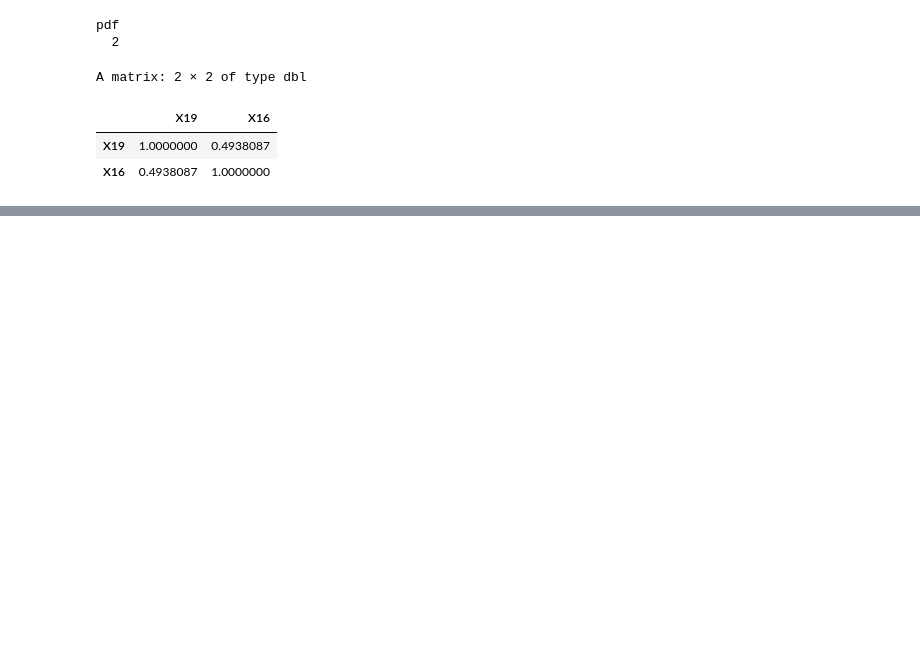
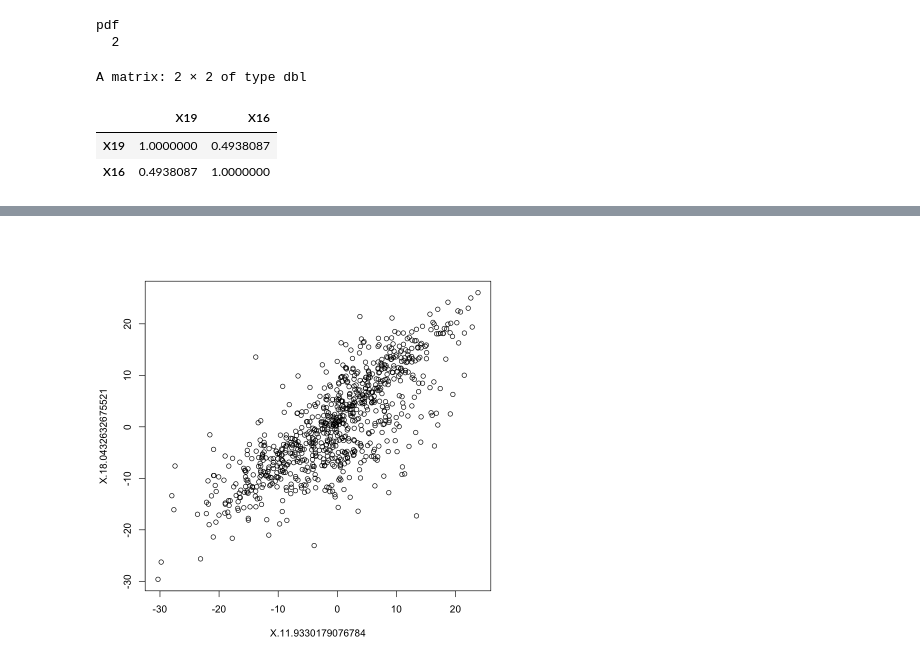
Before and after one commit to ayu0616/second_grade_seminar_1, a Jupyter notebook: 前記総合課題/main.ipynb, the cells around one changed output, grey strips where cells are left out. Drawn from its saved outputs; the diff is of its cells as text; code cells hidden in the pictures; blank space fills up the shorter version.

```diff
--- a/前記総合課題/main.ipynb
+++ b/前記総合課題/main.ipynb
@@ -121,0 +144,6 @@ A matrix: 2 × 2 of type dbl
+# %%
+pairs = data.frame()
+for (i in 1:838) {
+    pairs <- rbind(pairs, c(data.pc$scores[2 * i - 1], data.pc$scores[2 * i]))
+}
+pairs
@@ -121,0 +170,4 @@ A matrix: 2 × 2 of type dbl
+# %%
+plot(pairs)
+# %% [output]
+[figure, added]
```
Also changed, not shown: parts of 9 cells of this notebook, 8 other files.
